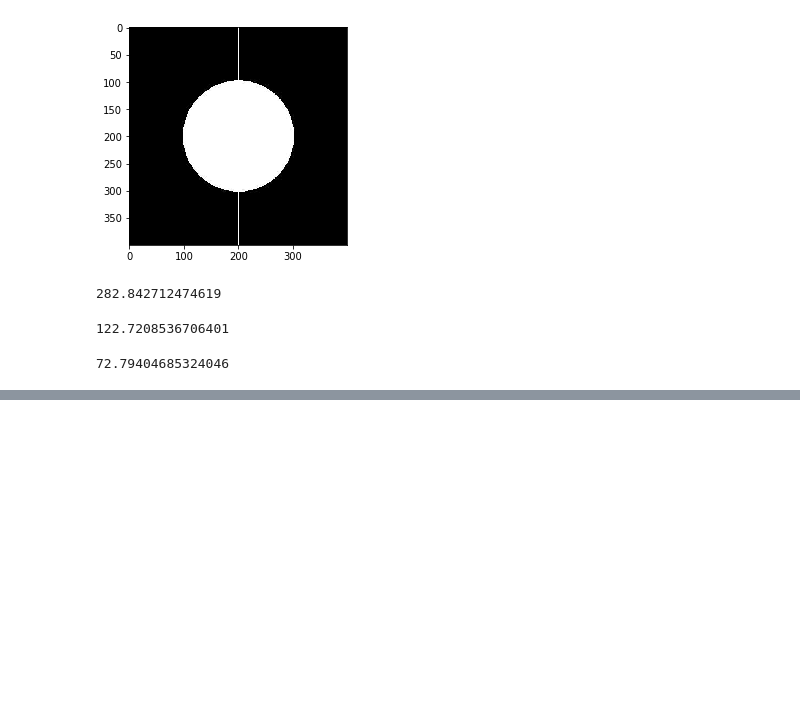
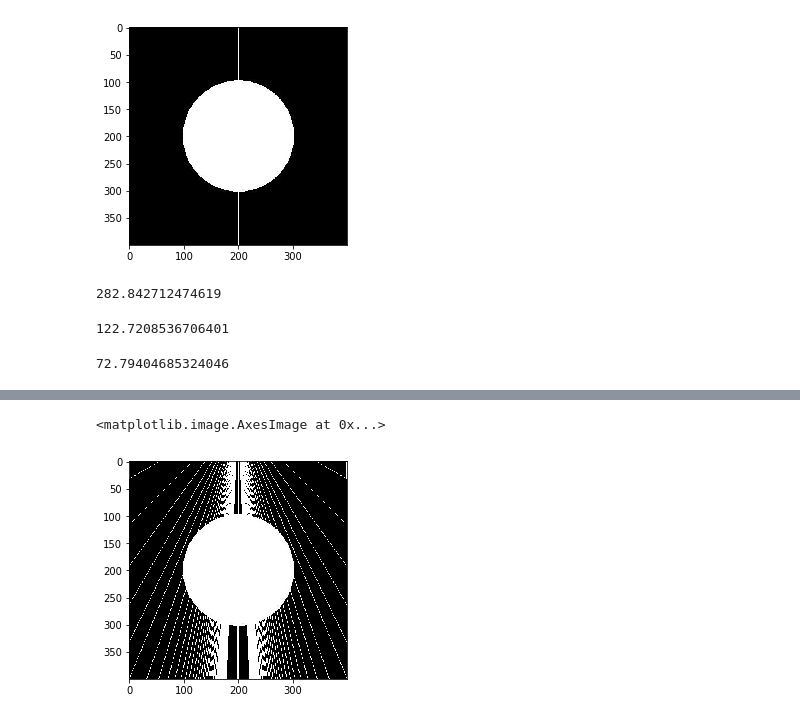
Before and after one commit to EwaKomkowska/Informatyka_w_medycynie, a Jupyter notebook: Tomograf.ipynb, the cells around one changed output, grey strips where cells are left out. Cells and saved outputs as stored; diff of their text form; code cells hidden in the pictures; blank space fills up the shorter version.

```diff
--- a/Tomograf.ipynb
+++ b/Tomograf.ipynb
@@ -42,7 +42,10 @@ def zapalPiksel(x,y, kolor="czarny"):
         wartosc=0
 
     #image_m[x][y] = wartosc
-    image[x][y] = [wartosc, wartosc, wartosc]
+    try:
+      image[x][y] = [wartosc, wartosc, wartosc]
+    except:
+      pass
 # %%
 ### Ogólny algorytm Bresenhama
 ###############
@@ -159,7 +162,10 @@ def odlicz_dlugosc_od_det_centralnego(kat):
   linia_nizej = math.sin(2*kat)*R
   polowa_boku = n_y/2
   y = math.sqrt(R**2 - linia_nizej**2)
-  return polowa_boku *(linia_nizej/y)
+  try:
+    return polowa_boku *(linia_nizej/y)
+  except:
+    return linia_nizej
 # %%
 odlicz_dlugosc_od_det_centralnego(math.pi/18)
 # %% [output]
@@ -186,13 +208,28 @@ def oblicz_polozenie_det(kat, w_strone="prawo"):
   if w_strone=="prawo":
     w = em_x0 + odl
     if w <= n_x:
-      return w, n_y-1
+      dx2 = w
+      dy2 = n_y - 1
     else:
+      #print("dd")
       return oblicz_polozenie_det2(kat, "prawo")
   elif w_strone=="lewo":
-    w = em_x0 + odl
+    w = em_x0 - odl
     if w >= 0:
-      return w, n_y - 1
+      dx2 = w
+      dy2 = n_y - 1
     else:
       return oblicz_polozenie_det2(kat, "lewo")
+  dodatki2 = 2*R - n_y
+  dodatek = dodatki2 / 2
+  k = dodatek + n_y
+  x = dodatek * odl / k
+
+  if w_strone=="prawo":
+    dx1 = n_x/2 + x
+  elif w_strone=="lewo":
+    dx1 = n_x/2 - x
+  dy1 = 0
+
+  return int(dx1), int(dy1), int(dx2), int(dy2)
 # %%
@@ -208,0 +259,12 @@ plt.imshow(image)
+# %%
+kat = math.pi/20
+for i in range(1, 60):
+  dx1, dy1, dx2, dy2 = oblicz_polozenie_det(math.pi/i, w_strone="prawo")
+  algBresenhama(1, 1, dy1, dx1, dy2, dx2)
+  dx1, dy1, dx2, dy2 = oblicz_polozenie_det(math.pi/i, w_strone="lewo")
+  algBresenhama(1, 1, dy1, dx1, dy2, dx2)
+  kat = kat * 2
+plt.imshow(image)
+# %% [output]
+<matplotlib.image.AxesImage at 0x...>
+[figure, added]
```
Also changed, not shown: parts of 7 cells of this notebook.
